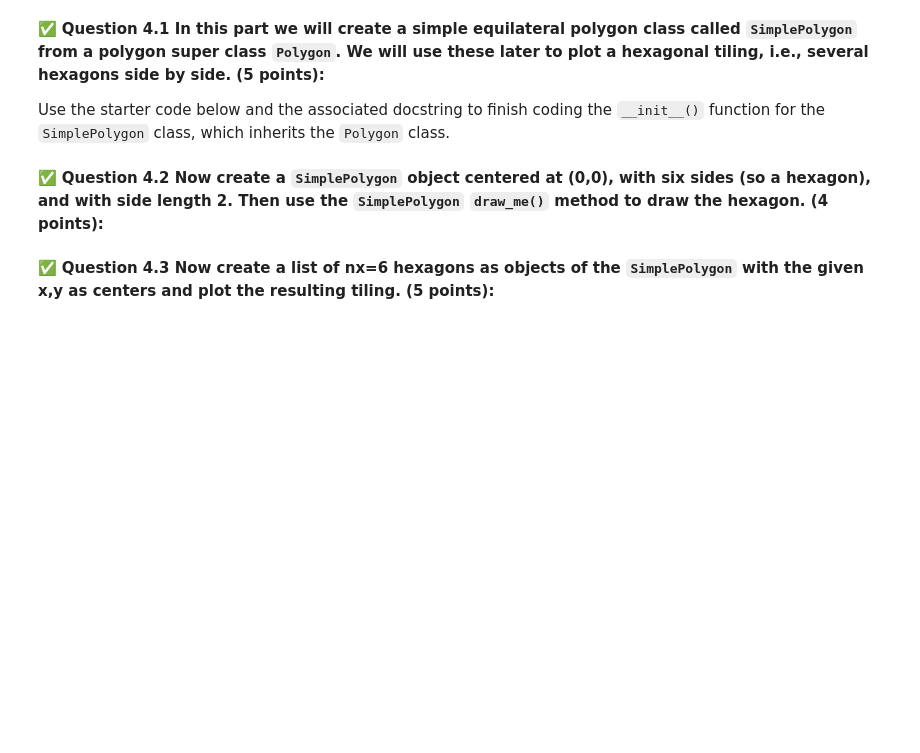
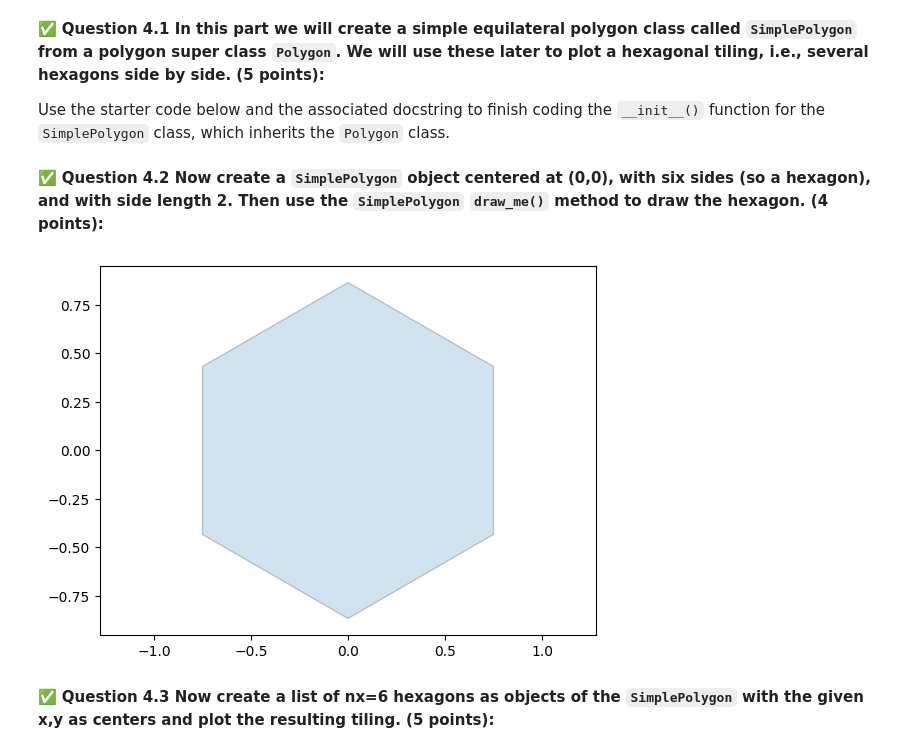
Before and after one commit to graysonslansky/CMSE202-f24-turnin, a Jupyter notebook: midterm/CMSE202-Midterm-Section003-STUDENT.ipynb, the cells around one changed output. Cells and saved outputs as stored; diff of their text form; code cells hidden in the pictures; blank space fills up the shorter version.

```diff
--- a/midterm/CMSE202-Midterm-Section003-STUDENT.ipynb
+++ b/midterm/CMSE202-Midterm-Section003-STUDENT.ipynb
@@ -247,9 +247,13 @@ class SimplePolygon(Polygon):
     draw_self()
 
     """
-    def __init__(self,center, sides_num):
-        pass
+    def __init__(self,center, sides_num,side_length=1):
+        #pass
         # <--------------------------------------------------------------------------- finish defining the __init__() function here
+        self.center = center
+        self.sides_num = sides_num
+        self.angle = (sides_num-2)/sides_num*np.pi
+        self.side_length = side_length
 
     def draw_self(self,ax,show=False):
         """
@@ -278,12 +282,18 @@ class SimplePolygon(Polygon):
 # %%
 ### Put your code here
 
 
 # construct a simple polygon object
-
+poly = SimplePolygon((0,0),6)
 
 
 # draw the polygon
+fig, ax = plt.subplots()
+poly.draw_self(ax)
+plt.axis('equal')
+plt.show()
+# %% [output]
+[figure, added]
 # %% [markdown]
 &#9989; **Question 4.3 Now create a list of nx=6 hexagons as objects of the `SimplePolygon` with the given x,y as centers and plot the resulting tiling. (5 points):**
 # %%
```
Also changed, not shown: parts of 1 cell of this notebook.
